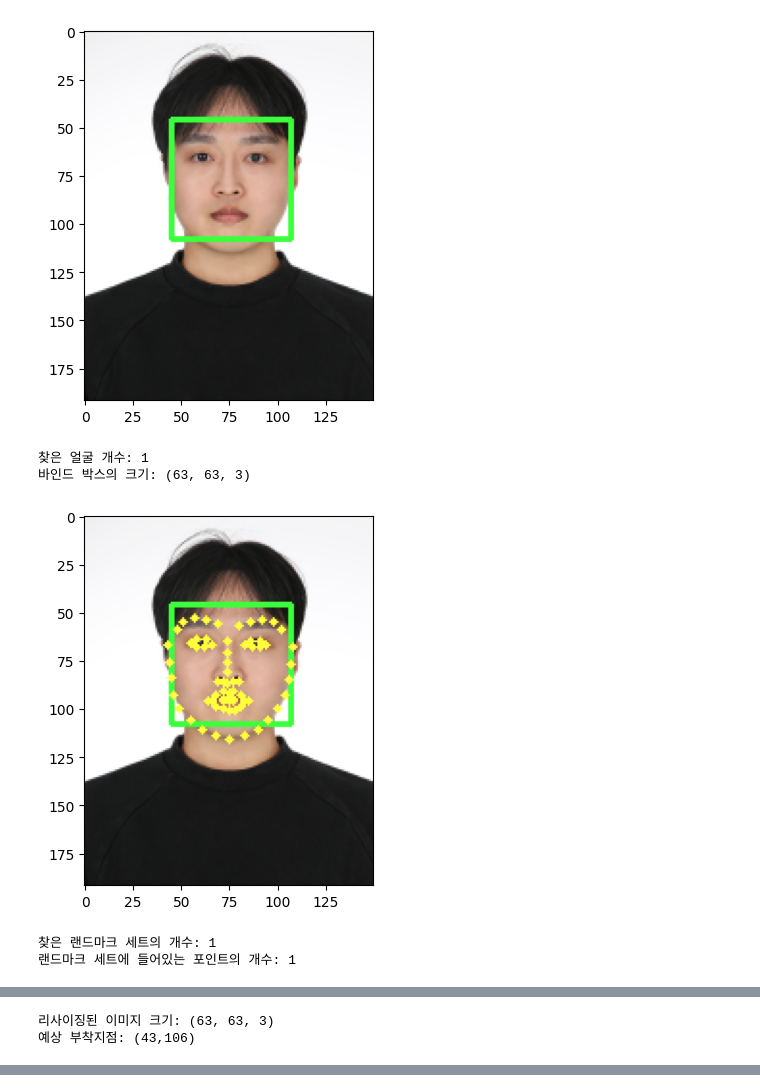
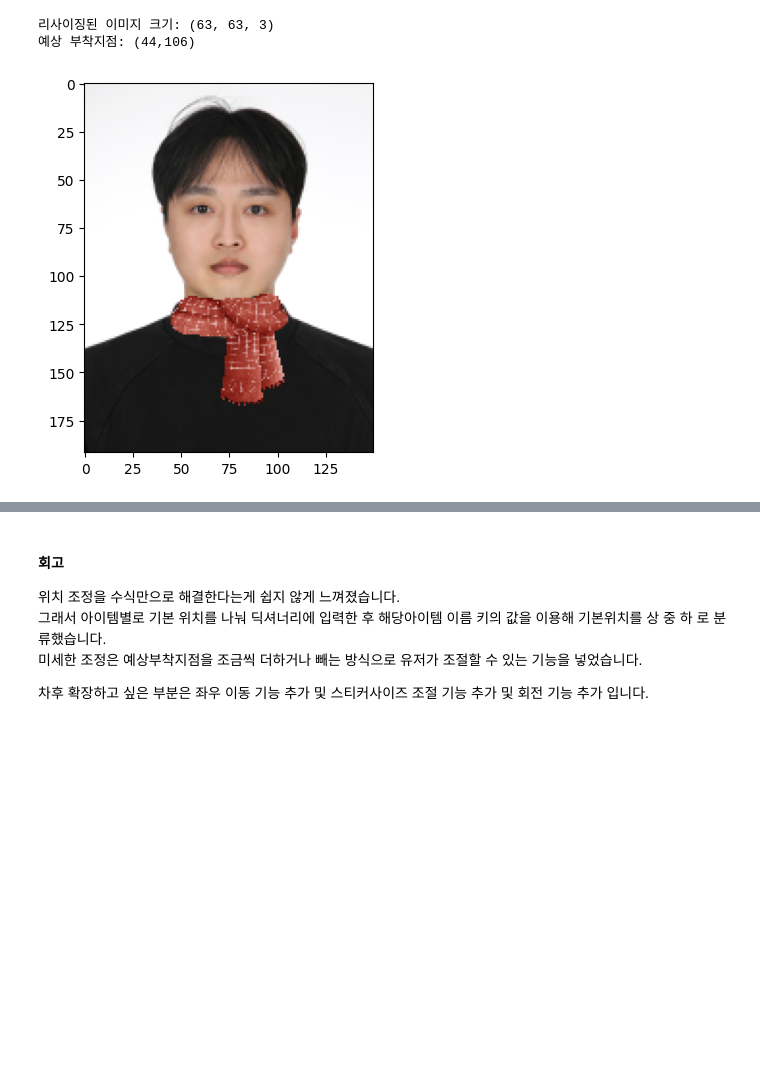
Before and after one commit to count-im/AIFFEL_quest_eng_jongha, a Jupyter notebook: Computer_Vision/CV01/CV01.ipynb, the cells around one changed output, grey strips where cells are left out. Cells and saved outputs as stored; diff of their text form; code cells hidden in the pictures; blank space fills up the shorter version.

```diff
--- a/Computer_Vision/CV01/CV01.ipynb
+++ b/Computer_Vision/CV01/CV01.ipynb
@@ -339,40 +341,48 @@ run()
 # %%
+# 콧수염
+
 def run():
+    """실행 함수"""
+    # 인스턴스 생성 후 얼굴과 탐지모델과 스티커 파일 경로 정의
     path_manager = PathManager(63)
-    face_path = path_manager.get_image_path("me.png")
+    face_path = path_manager.get_image_path("me.png") # 꾸밀 인물 파일 이름을 인자로 입력
     model_path = path_manager.get_model_path("shape_predictor_68_face_landmarks.dat")
-    sticker_path = path_manager.get_image_path("muffler.png")
+    sticker_path = path_manager.get_image_path("muffler.png") # 꾸미는데 사용할 스티커 파일 이름을 인자로 입력
 
+    # 위에서 정의한 경로를 이용하여 박스 획득
     face_pic1 = FaceLoader(face_path)
     face_pic1.get_box()
-    face_pic1.draw_box()
+    # face_pic1.draw_box()
 
+    # 위에서 정의한 모델경로와 위에서 추출한 박스를 이용하여 랜드마크 획득
     shape_predictor = ShapePredictor(model_path)
     shape_predictor.get_landmarks(face_pic1.img_rgb, face_pic1.dlib_rects)
-    shape_predictor.draw_landmarks(face_pic1.img_rgb)
+    # shape_predictor.draw_landmarks(face_pic1.img_rgb)
 
+    # 악세서리 별 위치 분류를 사전에 딕셔너리로 저장
     accessories = Accessories()
 
+    # 스티커 부착 프로세스, 앵커의 의미를 잘못 쓴건지 불확실함함
     crown = StickerAttaching(sticker_path)
     crown.resize_sticker(face_pic1.dlib_rects)
     crown.relocate_anchor(accessories.acc, path_manager.image_name, face_pic1.dlib_rects, shape_predictor.list_landmarks)
 
-    # # 위치를 조절할 필요가 없다면 이 부분을 주석 해제
+
+    # # 1. 이부분을 먼저 실행해보고 위치를 조절할 필요가 있다면 이 부분을 주석 처리한 후 아래 2번을 풀고 사용
     # crown.attach_sticker(face_pic1.img_rgb_copy)
 
-    # 조정할 필요가 있다면 위를 주석처리 한 후 이 부분을 실행
+
+    # 2. 조정할 필요가 있다면 위 1번을을 주석처리 한 후 이 부분을 실행
     crown.adjust_sticker_position("up")
     crown.adjust_sticker_position("up")
     crown.attach_sticker(face_pic1.img_rgb_copy)
+
 
     # 결과 확인
     crown.show_result(face_pic1.img_rgb_copy)
 
 run()
 # %% [output]
+리사이징된 이미지 크기: (63, 63, 3)
+예상 부착지점: (44,106)
-[figure, old version]
+[figure, new version]
-찾은 얼굴 개수: 1
-바인드 박스의 크기: (63, 63, 3)
-[figure, removed]
-찾은 랜드마크 세트의 개수: 1
-랜드마크 세트에 들어있는 포인트의 개수: 1
@@ -380,2 +388,0 @@ run()
-리사이징된 이미지 크기: (63, 63, 3)
-예상 부착지점: (43,106)
@@ -382,0 +389,8 @@ run()
+# %% [markdown]
+#### 회고
+
+위치 조정을 수식만으로 해결한다는게 쉽지 않게 느껴졌습니다.
+그래서 아이템별로 기본 위치를 나눠 딕셔너리에 입력한 후 해당아이템 이름 키의 값을 이용해 기본위치를 상 중 하 로 분류했습니다.
+미세한 조정은 예상부착지점을 조금씩 더하거나 빼는 방식으로 유저가 조절할 수 있는 기능을 넣었습니다.
+
+차후 확장하고 싶은 부분은 좌우 이동 기능 추가 및 스티커사이즈 조절 기능 추가 및 회전 기능 추가 입니다.
```
Also changed, not shown: parts of 4 cells of this notebook.
